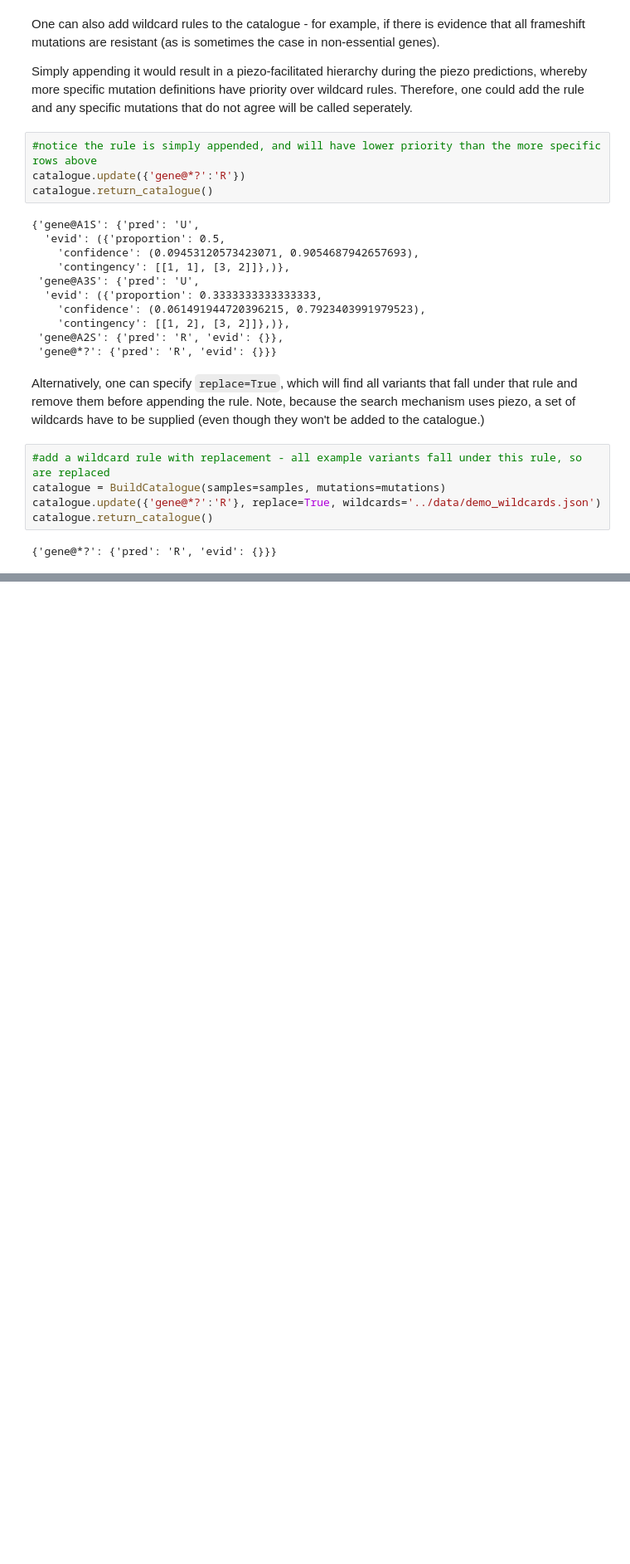
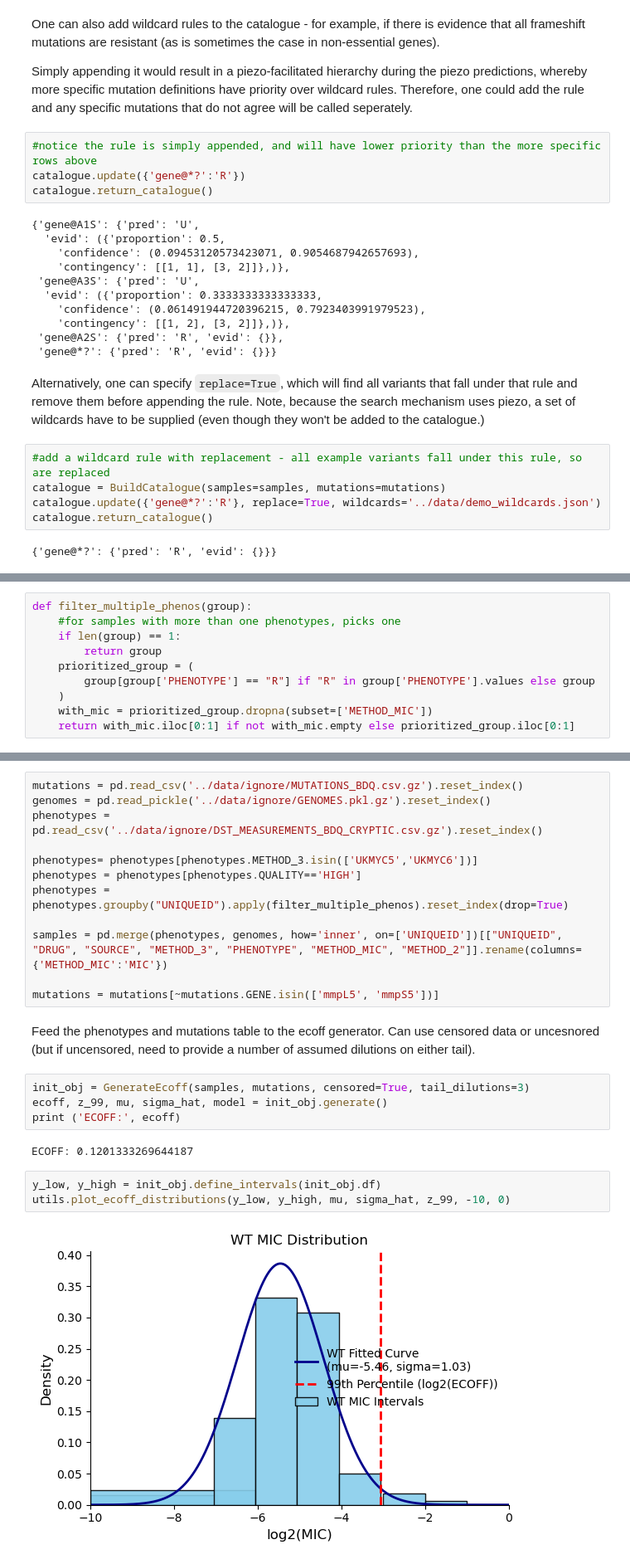
Before and after one commit to fowler-lab/catomatic, a Jupyter notebook: examples/demo.ipynb, the cells around one changed output, grey strips where cells are left out. Shown at 83% size. Saved outputs shown, nothing was run; the diff lists cells and outputs as text; blank space fills up the shorter version.

```diff
--- a/examples/demo.ipynb
+++ b/examples/demo.ipynb
@@ -291,0 +312,10 @@ catalogue.return_catalogue()
+# %%
+def filter_multiple_phenos(group):
+    #for samples with more than one phenotypes, picks one
+    if len(group) == 1:
+        return group
+    prioritized_group = (
+        group[group['PHENOTYPE'] == "R"] if "R" in group['PHENOTYPE'].values else group
+    )
+    with_mic = prioritized_group.dropna(subset=['METHOD_MIC'])
+    return with_mic.iloc[0:1] if not with_mic.empty else prioritized_group.iloc[0:1]
@@ -291,0 +328,25 @@ catalogue.return_catalogue()
+# %%
+mutations = pd.read_csv('../data/ignore/MUTATIONS_BDQ.csv.gz').reset_index()
+genomes = pd.read_pickle('../data/ignore/GENOMES.pkl.gz').reset_index()
+phenotypes = pd.read_csv('../data/ignore/DST_MEASUREMENTS_BDQ_CRYPTIC.csv.gz').reset_index()
+
+phenotypes= phenotypes[phenotypes.METHOD_3.isin(['UKMYC5','UKMYC6'])]
+phenotypes = phenotypes[phenotypes.QUALITY=='HIGH']
+phenotypes = phenotypes.groupby("UNIQUEID").apply(filter_multiple_phenos).reset_index(drop=True)
+
+samples = pd.merge(phenotypes, genomes, how='inner', on=['UNIQUEID'])[["UNIQUEID", "DRUG", "SOURCE", "METHOD_3", "PHENOTYPE", "METHOD_MIC", "METHOD_2"]].rename(columns={'METHOD_MIC':'MIC'})
+
+mutations = mutations[~mutations.GENE.isin(['mmpL5', 'mmpS5'])]
+# %% [markdown]
+Feed the phenotypes and mutations table to the ecoff generator. Can use censored data or uncesnored (but if uncensored, need to provide a number of assumed dilutions on either tail).
+# %%
+init_obj = GenerateEcoff(samples, mutations, censored=True, tail_dilutions=3)
+ecoff, z_99, mu, sigma_hat, model = init_obj.generate()
+print ('ECOFF:', ecoff)
+# %% [output]
+ECOFF: 0.1201333269644187
+# %%
+y_low, y_high = init_obj.define_intervals(init_obj.df)
+utils.plot_ecoff_distributions(y_low, y_high, mu, sigma_hat, z_99, -10, 0)
+# %% [output]
+[figure, added]
```
Also changed, not shown: parts of 5 cells of this notebook, 1 other file.
